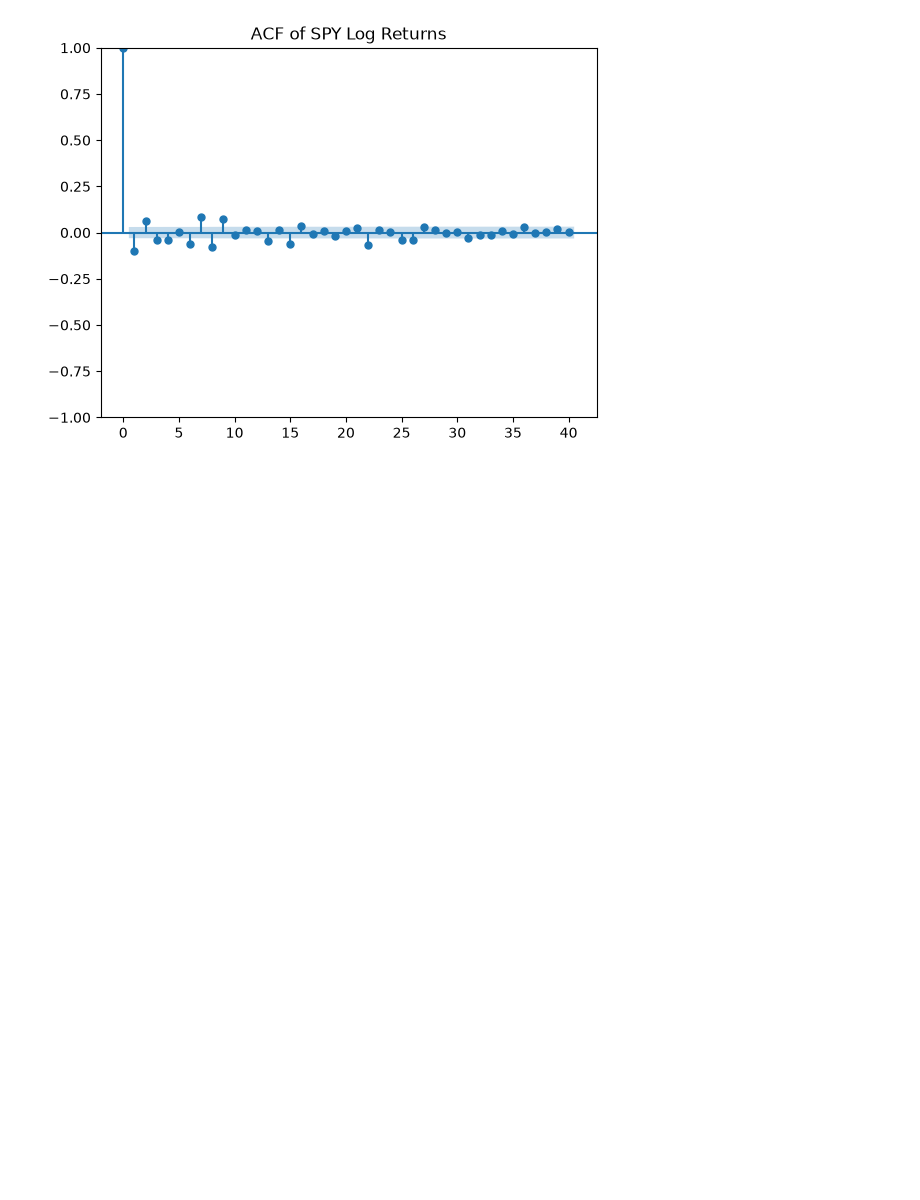
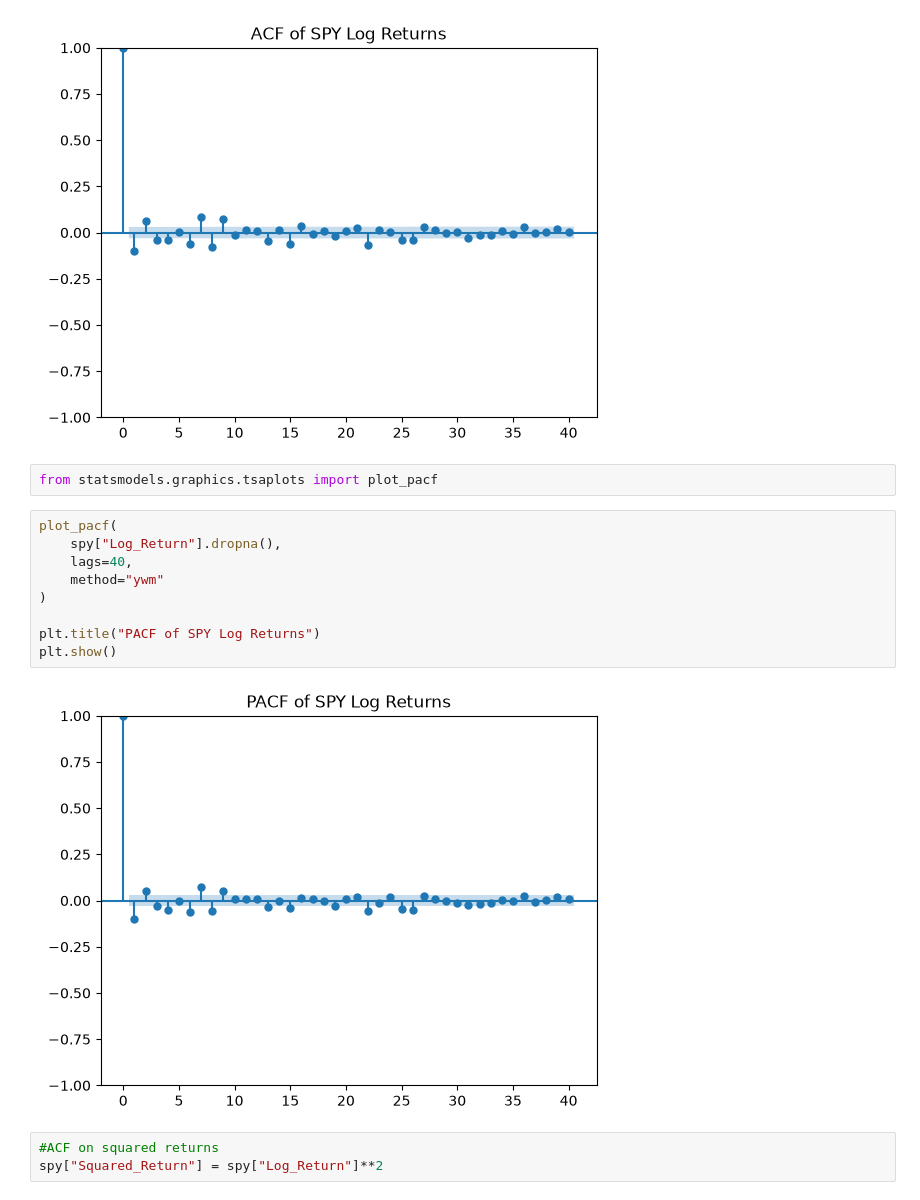
Before and after one commit to dinithijayakody/quant-time-series, a Jupyter notebook: notebooks/03_stationarity _acf_pacf.ipynb, the cells around one changed output. Drawn from its saved outputs; the diff is of its cells as text; blank space fills up the shorter version.

```diff
--- a/notebooks/03_stationarity _acf_pacf.ipynb
+++ b/notebooks/03_stationarity _acf_pacf.ipynb
@@ -150,3 +150,19 @@ plt.title("ACF of SPY Log Returns")
 plt.show()
 # %% [output]
 [figure]
+# %%
+from statsmodels.graphics.tsaplots import plot_pacf
+# %%
+plot_pacf(
+    spy["Log_Return"].dropna(),
+    lags=40,
+    method="ywm"
+)
+
+plt.title("PACF of SPY Log Returns")
+plt.show()
+# %% [output]
+[figure, added]
+# %%
+#ACF on squared returns
+spy["Squared_Return"] = spy["Log_Return"]**2
```
Also changed, not shown: parts of 4 cells of this notebook.
